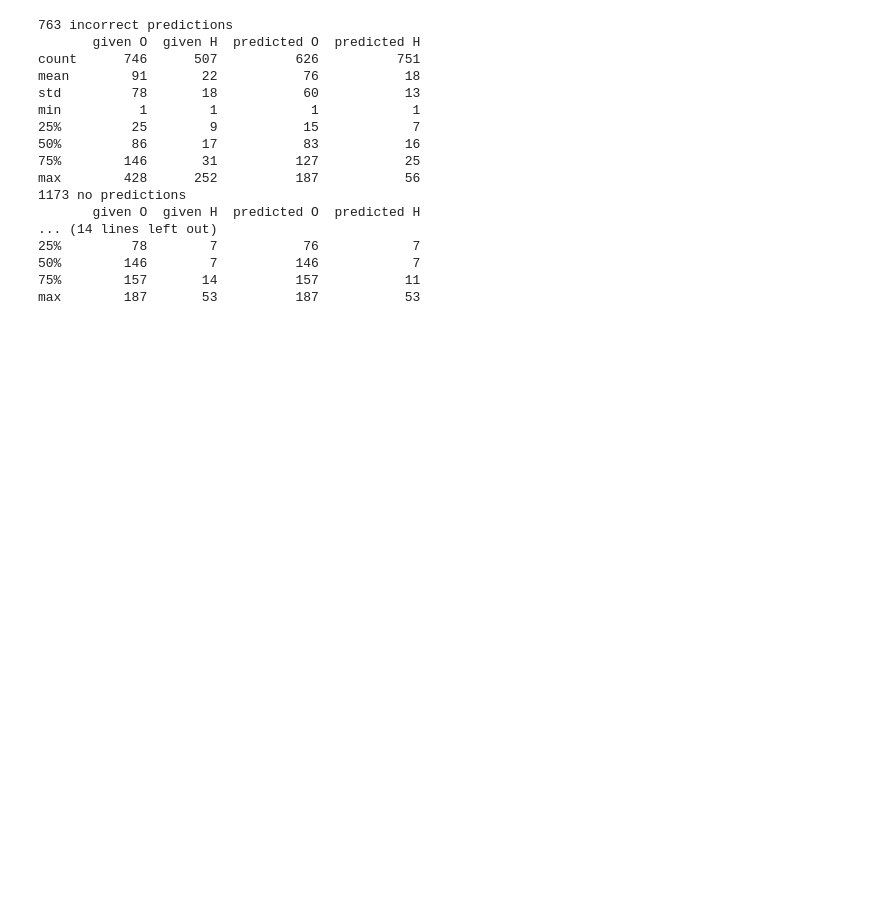
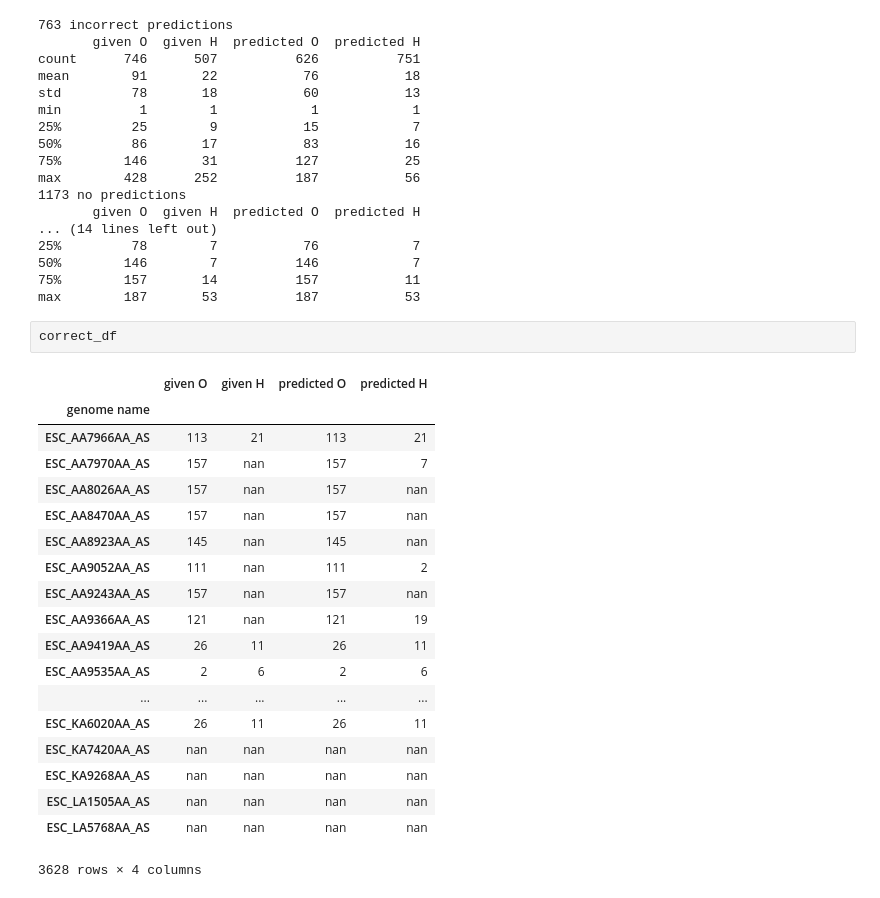
Before and after one commit to phac-nml/ecoli_serotyping, a Jupyter notebook: serotype_prediction.ipynb, the cells around one changed output. Drawn from its saved outputs; the diff is of its cells as text; blank space fills up the shorter version.

```diff
--- a/serotype_prediction.ipynb
+++ b/serotype_prediction.ipynb
@@ -161,3 +161,25 @@ max        428      252          187           56
 50%        146        7          146            7
 75%        157       14          157           11
 max        187       53          187           53
+# %%
+correct_df
+# %% [output]
+|  | given O | given H | predicted O | predicted H |
+| genome name |  |  |  |  |
+| ESC_AA7966AA_AS | 113 | 21 | 113 | 21 |
+| ESC_AA7970AA_AS | 157 | nan | 157 | 7 |
+| ESC_AA8026AA_AS | 157 | nan | 157 | nan |
+| ESC_AA8470AA_AS | 157 | nan | 157 | nan |
+| ESC_AA8923AA_AS | 145 | nan | 145 | nan |
+| ESC_AA9052AA_AS | 111 | nan | 111 | 2 |
+| ESC_AA9243AA_AS | 157 | nan | 157 | nan |
+| ESC_AA9366AA_AS | 121 | nan | 121 | 19 |
+| ESC_AA9419AA_AS | 26 | 11 | 26 | 11 |
+| ESC_AA9535AA_AS | 2 | 6 | 2 | 6 |
+| ... | ... | ... | ... | ... |
+| ESC_KA6020AA_AS | 26 | 11 | 26 | 11 |
+| ESC_KA7420AA_AS | nan | nan | nan | nan |
+| ESC_KA9268AA_AS | nan | nan | nan | nan |
+| ESC_LA1505AA_AS | nan | nan | nan | nan |
+| ESC_LA5768AA_AS | nan | nan | nan | nan |
+3628 rows × 4 columns
```
Also changed, not shown: 6 other files.
